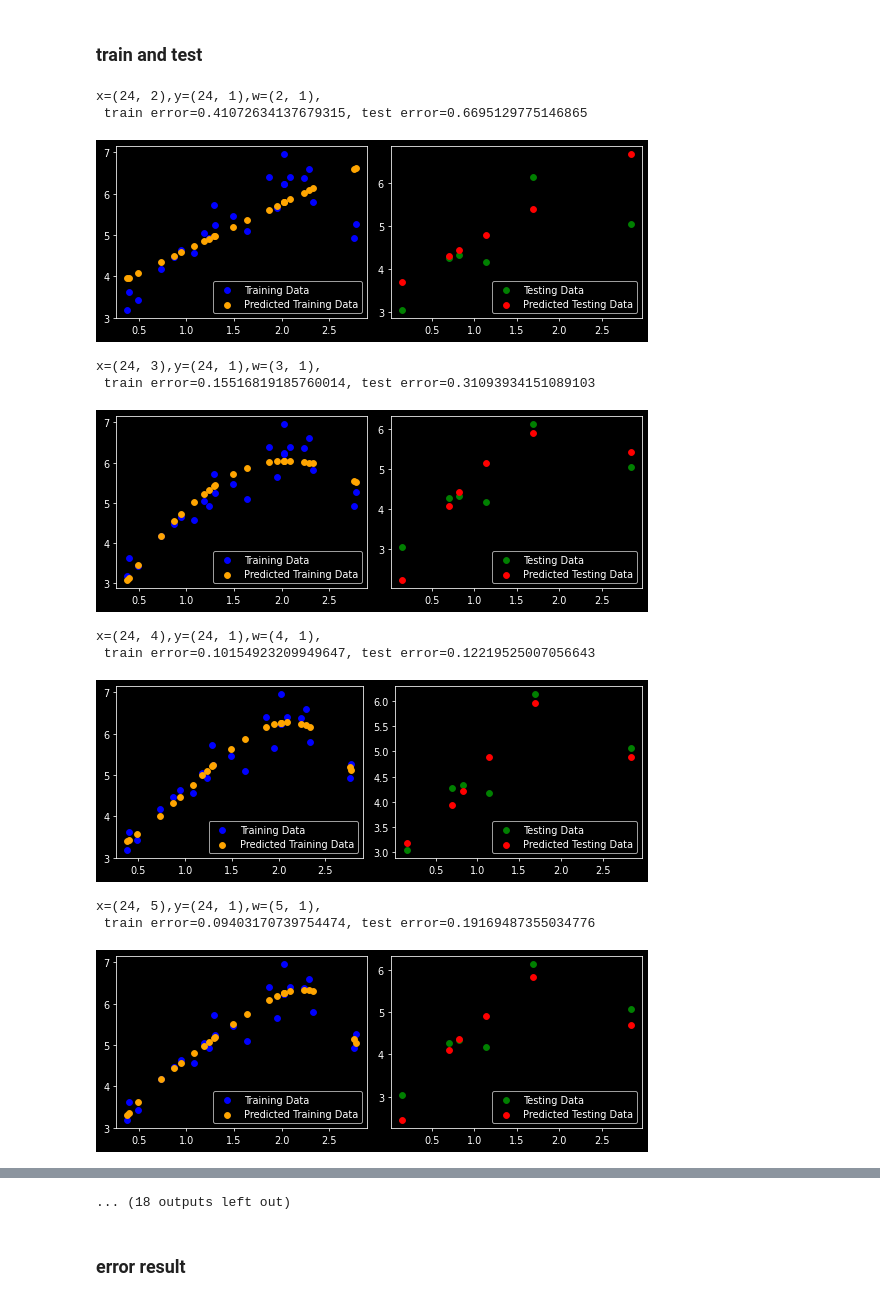
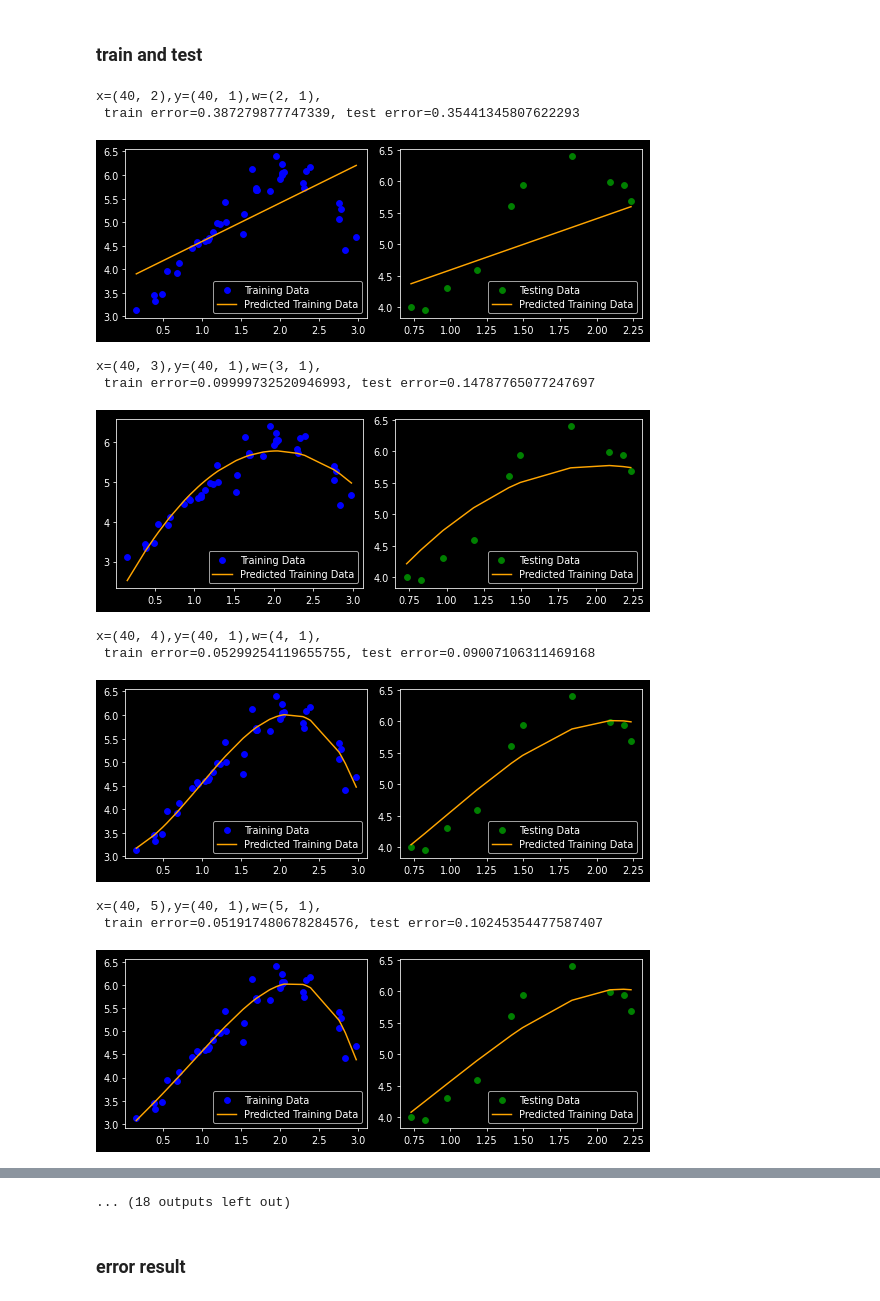
Before and after one commit to Shnku/mscode, a Jupyter notebook: linear_regg/linear_reg_visualize.ipynb, the cells around one changed output, grey strips where cells are left out. Cells and saved outputs as stored; diff of their text form; code cells hidden in the pictures.

```diff
--- a/linear_regg/linear_reg_visualize.ipynb
+++ b/linear_regg/linear_reg_visualize.ipynb
@@ -16,7 +16,7 @@ from sklearn.model_selection import train_test_split  # For splitting data
 
 SEED = 1836
 np.random.seed(SEED)  # to make this code example reproducible
-m = 30  # number of instances
+m = 50  # number of instances
 # %% [markdown]
 ## data creation
 # %%
@@ -95,77 +95,59 @@ def test(X, y, W):
 # %%
 # Finally, plot the MSEs of train and test for varying degree of polynomial
 # --- Compute Train and Test Errors for models ranging from linear to a polynomial of degree
 # --------------------------------------------------------------------
 # Lists to store MSEs for different polynomial degrees
 train_errors_mse = []
 test_errors_mse = []
 
 train_errors_mse.clear()
 test_errors_mse.clear()
 
 for degree in range(1, 16):
     X_poly = make_polynomial(X_train, degree + 1)
     y_p, W_vec, mse = train(X_poly, y_train)
     train_errors_mse.append(mse)
     X_poly_test = make_polynomial(X_test, degree + 1)
     y_p_test, mse_test = test(X_poly_test, y_test, W_vec)
     test_errors_mse.append(mse_test)
+
     # plotting
     plt.figure(figsize=(8, 3), dpi=70)
     plt.subplot(1, 2, 1)
     plt.scatter(X_train, y_train, label="Training Data", color="blue")
-    # plt.plot(np.sort(X_train,axis=0)), sorted(y_p), label="Predicted Training Data", color="orange"
-    plt.scatter(X_train, y_p, label="Predicted Training Data", color="orange")
+    # plt.scatter(X_train, y_p, label="Predicted Training Data", color="orange")
+    sorted_indices = np.argsort(X_train[:, 0])
+    plt.plot(
+        X_train[sorted_indices],
+        y_p[sorted_indices],
+        label="Predicted Training Data",
+        color="orange",
+    )
     plt.legend()
+
     plt.subplot(1, 2, 2)
     plt.scatter(X_test, y_test, label="Testing Data", color="green")
-    # plt.plot(sorted(X_test), sorted(y_p_test), label="Prediced Test Data", color="red")
-    plt.scatter(X_test, y_p_test, label="Predicted Testing Data", color="red")
+    # plt.scatter(X_test, y_p_test, label="Predicted Testing Data", color="red")
+    sorted_indices = np.argsort(X_test[:, 0])
+    plt.plot(
+        X_test[sorted_indices],
+        y_p_test[sorted_indices],
+        label="Predicted Training Data",
+        color="orange",
+    )
     plt.tight_layout()
     plt.legend()
     plt.show()
-
-    # # Plotting
-    # plt.figure(figsize=(8, 4), dpi=70)
-    # plt.subplot(1, 2, 1)
-    # plt.scatter(X_train, y_train, label="Training Data", color="blue")
-    # X_train_sorted = np.sort(X_train, axis=0)
-    # y_train_pred_sorted = model.predict(poly_features.transform(X_train_sorted))
-    # plt.plot(
-    #     X_train_sorted,
-    #     y_train_pred_sorted,
-    #     color="orange",
-    #     linewidth=2,
-    #     label=f"Predicted (Deg {degree})"
-    # )
-    # plt.title("Training Set")
-    # plt.legend()
-
-    # plt.subplot(1, 2, 2)
-    # plt.scatter(X_test, y_test, label="Testing Data", color="green")
-    # X_test_sorted = np.sort(X_test, axis=0)
-    # y_test_pred_sorted = model.predict(poly_features.transform(X_test_sorted))
-    # plt.plot(
-    #     X_test_sorted,
-    #     y_test_pred_sorted,
-    #     color="red",
-    #     linewidth=2,
-    #     label=f"Predicted (Deg {degree})"
-    # )
-    # plt.title("Test Set")
-    # plt.legend()
-    # plt.tight_layout()
-    # plt.show()
 # %% [output]
-x=(24, 2),y=(24, 1),w=(2, 1),
- train error=0.41072634137679315, test error=0.6695129775146865
+x=(40, 2),y=(40, 1),w=(2, 1),
+ train error=0.387279877747339, test error=0.35441345807622293
-[figure, old version]
+[figure, new version]
-x=(24, 3),y=(24, 1),w=(3, 1),
- train error=0.15516819185760014, test error=0.31093934151089103
+x=(40, 3),y=(40, 1),w=(3, 1),
+ train error=0.09999732520946993, test error=0.14787765077247697
-[figure, old version]
+[figure, new version]
-x=(24, 4),y=(24, 1),w=(4, 1),
- train error=0.10154923209949647, test error=0.12219525007056643
+x=(40, 4),y=(40, 1),w=(4, 1),
+ train error=0.05299254119655755, test error=0.09007106311469168
-[figure, old version]
+[figure, new version]
-x=(24, 5),y=(24, 1),w=(5, 1),
- train error=0.09403170739754474, test error=0.19169487355034776
+x=(40, 5),y=(40, 1),w=(5, 1),
+ train error=0.051917480678284576, test error=0.10245354477587407
-[figure, old version]
+[figure, new version]
```
Also changed, not shown: parts of 7 cells of this notebook, 1 other file.
